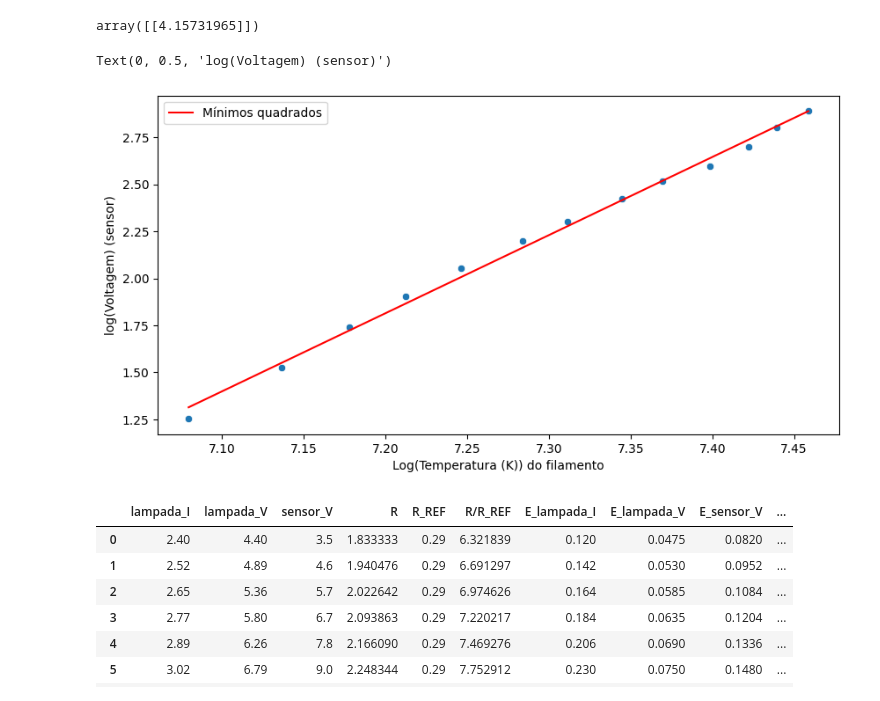
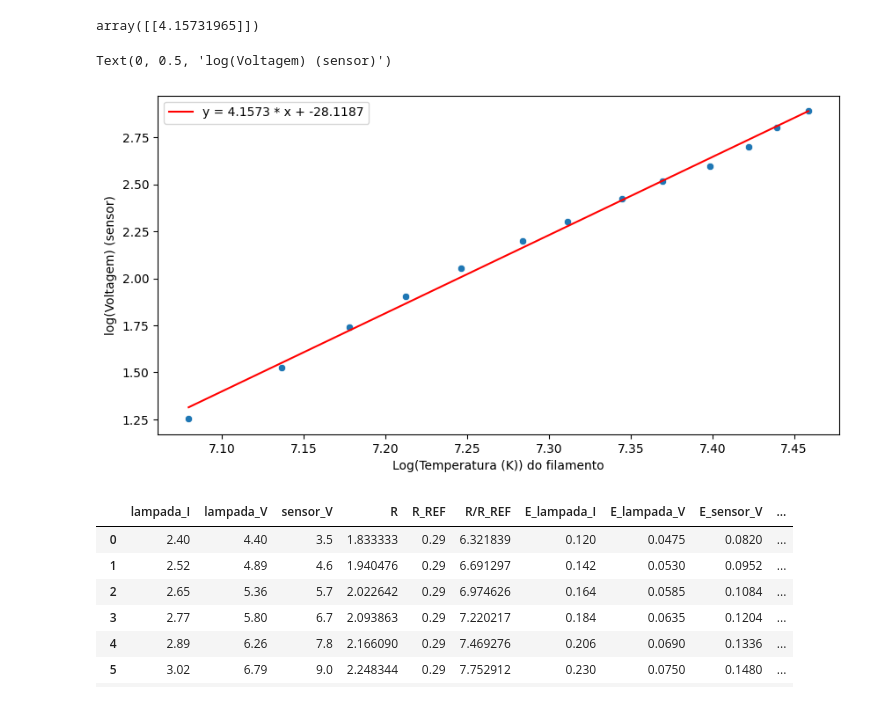
Before and after one commit to ms-cmy/relatorios-2024-est2, a Jupyter notebook: relatorio_2/relatorio.ipynb, the cells around one changed output. Drawn from its saved outputs; the diff is of its cells as text; code cells hidden in the pictures.

```diff
--- a/relatorio_2/relatorio.ipynb
+++ b/relatorio_2/relatorio.ipynb
@@ -179,12 +179,12 @@ df['predicted'] = ln_1.predict(df[['log_T_do_filamento']])
 # %%
 plt.figure(figsize=(10, 5))
 sns.scatterplot(y=df['log_sensor_V'], x=df['log_T_do_filamento'])
-sns.lineplot(y=df['predicted'], x=df['log_T_do_filamento'], color='red', label='Mínimos quadrados')
+sns.lineplot(y=df['predicted'], x=df['log_T_do_filamento'], color='red', label=f'y = {ln_1.coef_[0][0]:.4f} * x + {ln_1.intercept_[0]:.4f}')
 plt.xlabel("Log(Temperatura (K)) do filamento")
 plt.ylabel("log(Voltagem) (sensor)")
 # %% [output]
 Text(0, 0.5, 'log(Voltagem) (sensor)')
-[figure, old version]
+[figure, new version]
 # %%
 df
 # %% [output]
```
Also changed, not shown: parts of 2 cells of this notebook.
